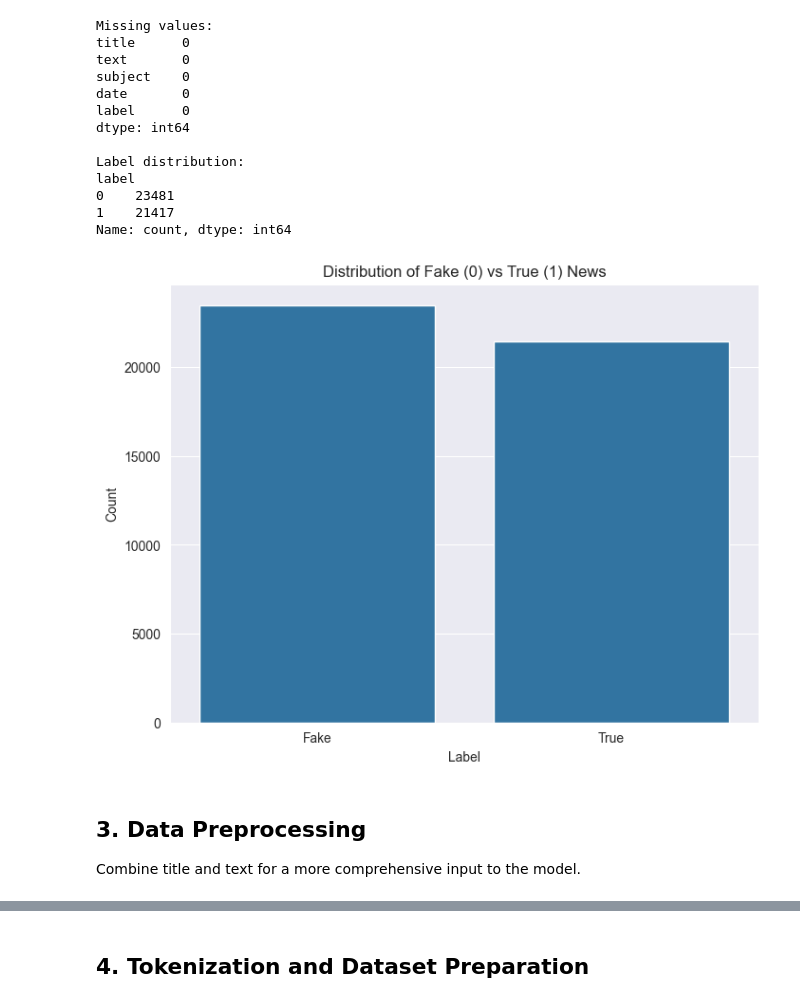
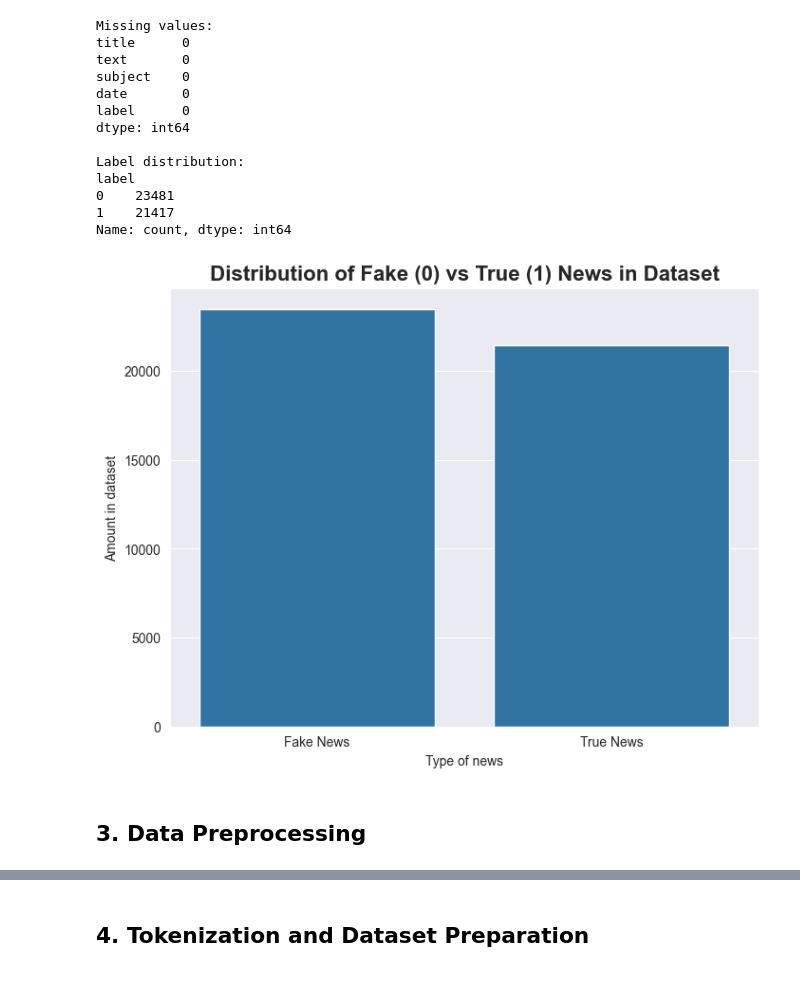
Before and after one commit to clouds115/DLGroup1Milestone2, a Jupyter notebook: fake_news_detection_distilbert.ipynb, the cells around one changed output, grey strips where cells are left out. Saved outputs shown, nothing was run; the diff lists cells and outputs as text; code cells hidden in the pictures.

```diff
--- a/fake_news_detection_distilbert.ipynb
+++ b/fake_news_detection_distilbert.ipynb
@@ -119,20 +124,18 @@ label
 1    21417
 Name: count, dtype: int64
 # %%
-# Visualize label distribution
+# Visualize label distribution with a count plot
 plt.figure(figsize=(8, 6))
 sns.countplot(data=df, x='label')
-plt.title('Distribution of Fake (0) vs True (1) News')
-plt.xlabel('Label')
-plt.ylabel('Count')
-plt.xticks([0, 1], ['Fake', 'True'])
+plt.title('Distribution of Fake (0) vs True (1) News in Dataset', fontsize=16, fontweight='bold')
+plt.xlabel('Type of news')
+plt.ylabel('Amount in dataset')
+plt.xticks([0, 1], ['Fake News', 'True News'])
 plt.show()
 # %% [output]
-[figure, old version]
+[figure, new version]
 # %% [markdown]
 ## 3. Data Preprocessing
-
-Combine title and text for a more comprehensive input to the model.
 # %%
 # Combine title and text (if they exist)
 if 'title' in df.columns and 'text' in df.columns:
```
Also changed, not shown: parts of 27 cells of this notebook.
